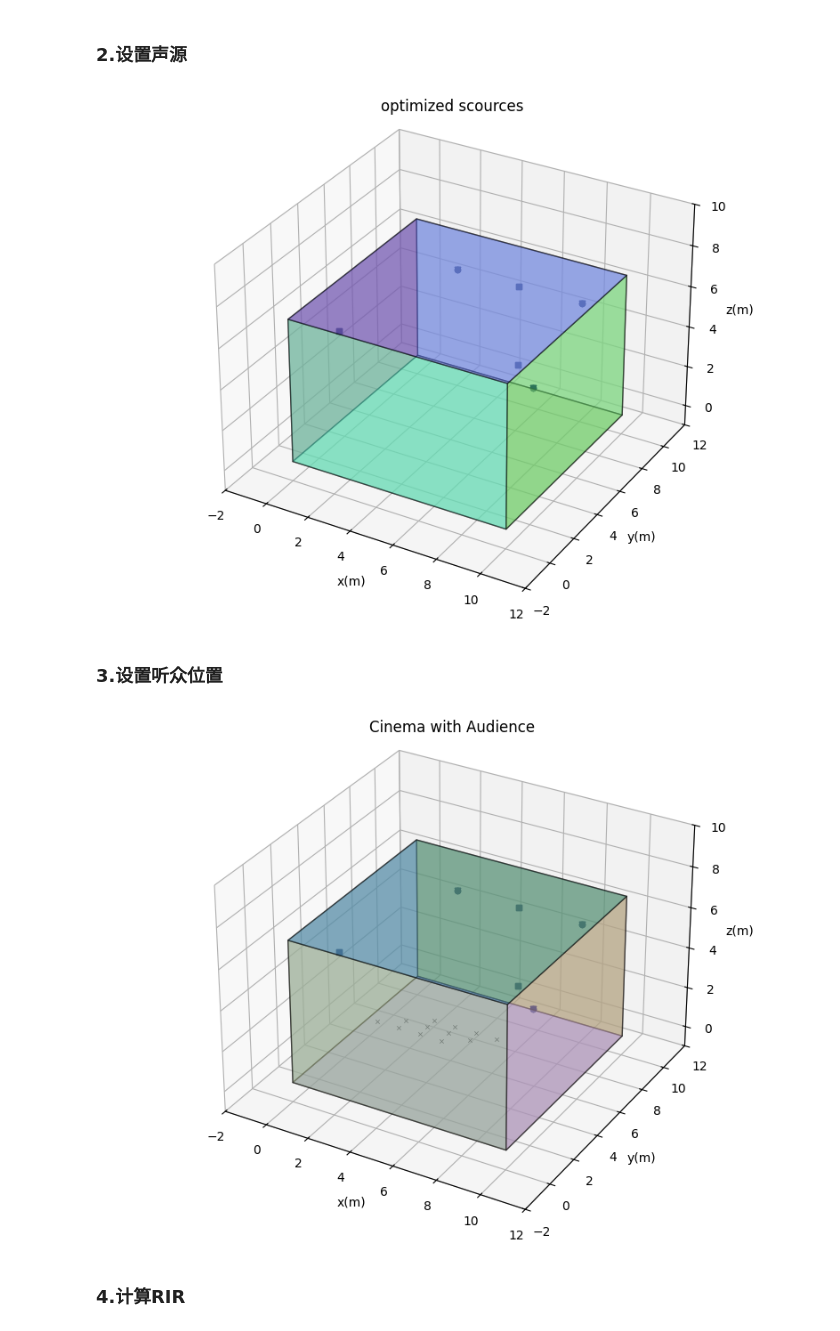
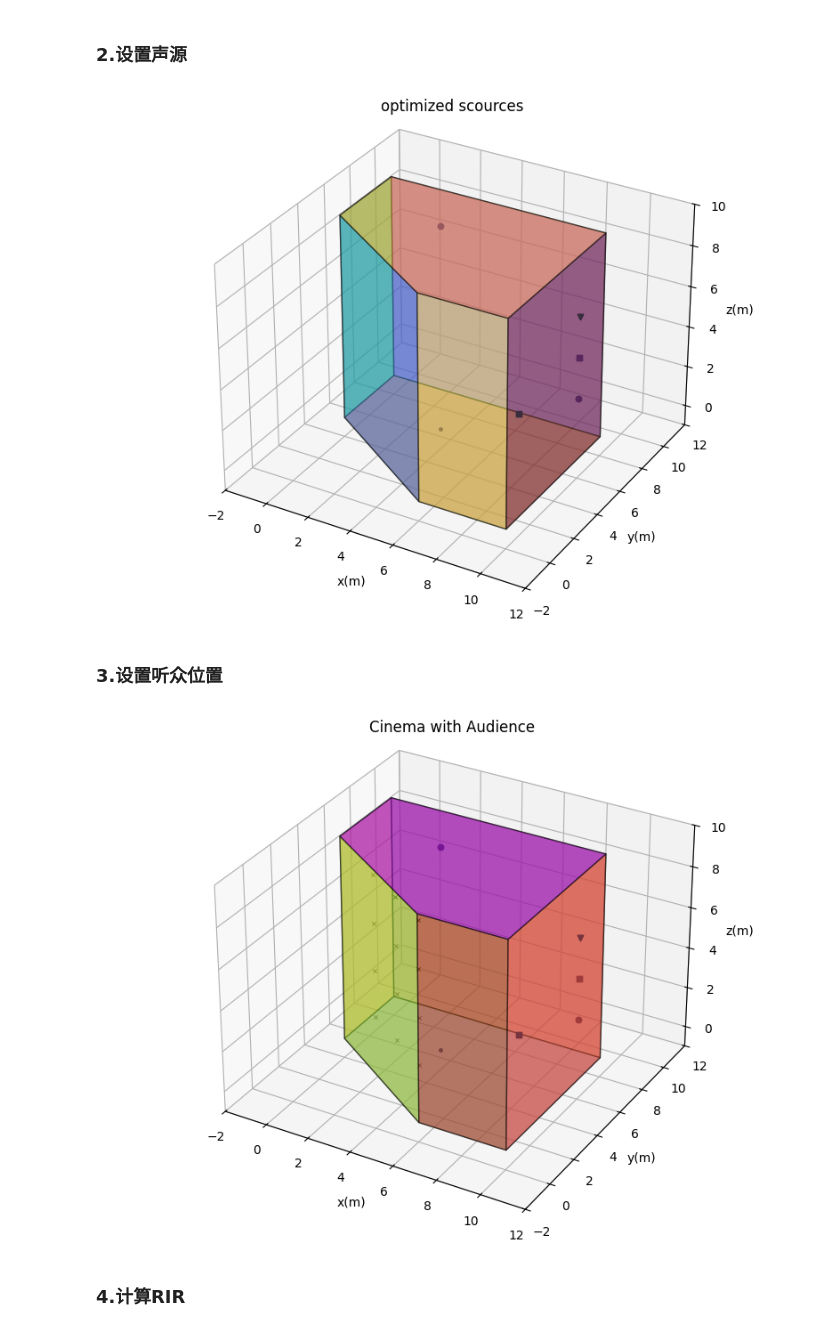
Before and after one commit to Vanillaholic/Acoustics_notes, a Jupyter notebook: cinema_optimized.ipynb, the cells around one changed output. Cells and saved outputs as stored; diff of their text form; code cells hidden in the pictures.

```diff
--- a/cinema_optimized.ipynb
+++ b/cinema_optimized.ipynb
@@ -12,6 +12,7 @@ def help_view3D(room3D,xlim=[-2, 12],ylim=[-2, 12],zlim=[-1, 10],title=None):
     if title is not None:
         ax.set_title(title)
         fig.suptitle(title)      # 整个figure的标题（窗口最上方）
+    ax.view_init()
     ax.set_xlim(xlim)
     ax.set_ylim(ylim)
     ax.set_zlim(zlim)
@@ -24,13 +25,13 @@ audio,sr = sf.read('wavs/speech_testing_mono_2205k.wav')
 # %% [markdown]
 ### 1.设置房间
 # %%
-corners = np.array([[0, 0], [10, 0], [10, 10], [0, 10]]).T
+corners = np.array([[0, 4], [6,0],[10, 0], [10, 8], [0, 8]]).T
 
 room3D = pra.Room.from_corners(corners, fs=sr,
                               max_order=2, # 优化: 降低反射阶数，减少过度混响
                               materials=pra.Material(0.4, 0.1),
                               ray_tracing=True,
                               air_absorption=True)
-room3D.extrude(7.)#高度为7
+room3D.extrude(10.)#高度为7
 help_view3D(room3D,title="Cinema")
 # %% [output]
@@ -42,16 +43,16 @@ help_view3D(room3D,title="Cinema")
 # 主要使用前置声道和环绕声道
 sources = np.array([
     # 主声道 (L, C, R)
-    [2, 10, 5],    # 左声道
-    [5, 10, 5],    # 中置声道
-    [8, 10, 5],    # 右声道
+    [10, 6, 3],    # 左声道
+    [10, 6, 5],    # 中置声道
+    [10, 6, 7],    # 右声道
 
     # 环绕声道 (减少数量，避免过度混响)
-    [0.5, 3, 5],   # 左环绕
-    [9.5, 3, 5],   # 右环绕
+    [4, 5.2, 0],   # 左环绕
+    [4, 5.2, 10],   # 右环绕
 
     # 低频声道
-    [5, 10, 1],    # 低音炮
+    [10, 1, 5],    # 低音炮
 ])
 
 # 优化4: 不同声源使用不同的音频信号或增益
@@ -68,25 +69,26 @@ for i, pos in enumerate(sources):
         room3D.add_source(pos, signal=filtered_audio)
 help_view3D(room3D, title="optimized scources")
 # %% [output]
-[figure, old version]
+[figure, new version]
 # %% [markdown]
 ### 3.设置听众位置
 # %%
 #座位位置
-row_y = np.linspace(1., 5.5, 3)      # 3 排
-col_x = np.linspace(3.5, 6.5, 4)      # 4 列
-row_z  = np.linspace(3.6, 1.2, 3)    # 高度
+x = np.linspace( 1.5,  5., 3)
+y = np.linspace(4.1  , 1.77, 3)      # 3 排
 
-audience = np.array([[x, y,  row_z[i]]        # 12 × 3
-                     for i, y in enumerate(row_y)
-                     for x in col_x] ).T   # → (3, 12)
+z  = np.linspace(1.5,8.5, 4)    # 4列
+
+audience = np.array([[x[idx], i,  k]        # 12 × 3
+                     for idx, i in enumerate(y)
+                     for k in z] ).T   # → (3, 12)
 
 # 把观众作为麦克风阵列加入房间 (可用于后续 RIR / 渲染)
 mics = pra.MicrophoneArray(audience, room3D.fs)
 room3D.add_microphone_array(mics)
 help_view3D(room3D,title="Cinema with Audience")
 # %% [output]
-[figure, old version]
+[figure, new version]
 # %% [markdown]
 ### 4.计算RIR
 # %%
```
Also changed, not shown: parts of 3 cells of this notebook, 1 other file.
